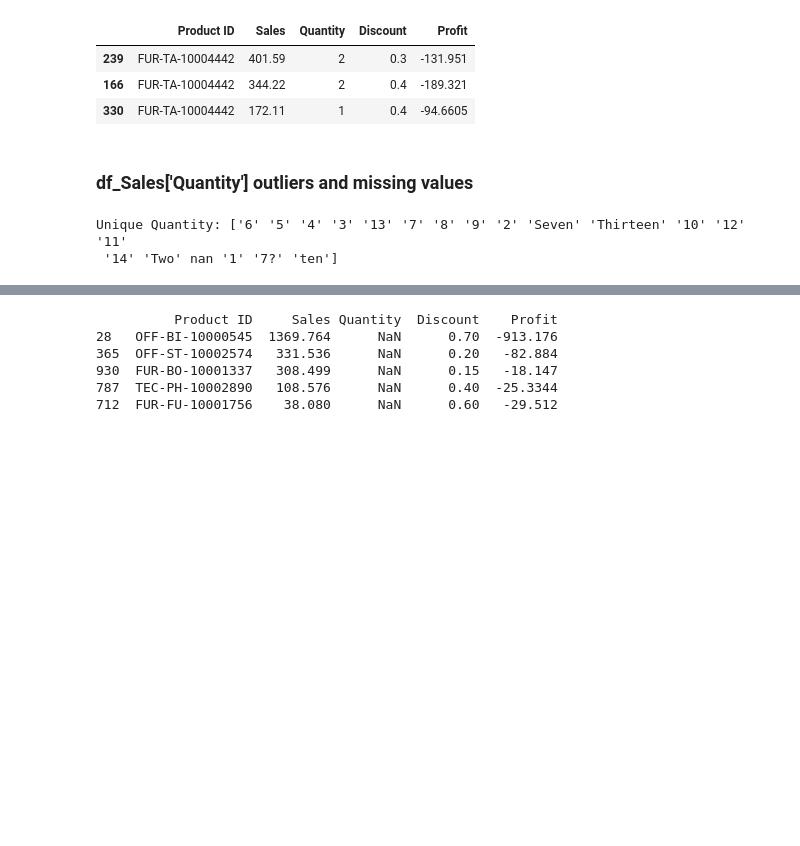
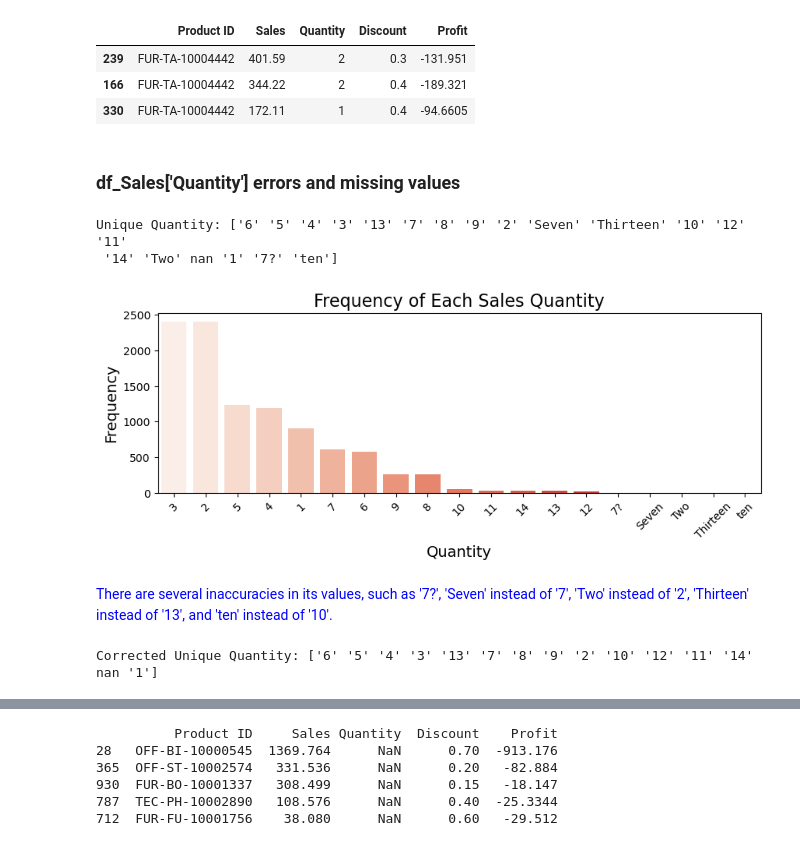
Before and after one commit to hennypurwadi/771951_Dataset_Analysis, a Jupyter notebook: 202370140.ipynb, the cells around one changed output, grey strips where cells are left out. Drawn from its saved outputs; the diff is of its cells as text; code cells hidden in the pictures; blank space fills up the shorter version.

```diff
--- a/202370140.ipynb
+++ b/202370140.ipynb
@@ -463,7 +487,7 @@ df_Sales.loc[[239,166,330], ['Product ID', 'Sales', 'Quantity', 'Discount', 'Pro
 | 166 | FUR-TA-10004442 | 344.22 | 2 | 0.4 | -189.321 |
 | 330 | FUR-TA-10004442 | 172.11 | 1 | 0.4 | -94.6605 |
 # %% [markdown]
-### df_Sales['Quantity'] outliers and missing values
+### df_Sales['Quantity'] errors and missing values
 # %%
 #Finad unique values in df_Sales['Quantity']
 unique_quantity = df_Sales['Quantity'].unique()
@@ -471,3 +495,24 @@ print("\nUnique Quantity:", unique_quantity)
 # %% [output]
 Unique Quantity: ['6' '5' '4' '3' '13' '7' '8' '9' '2' 'Seven' 'Thirteen' '10' '12' '11'
  '14' 'Two' nan '1' '7?' 'ten']
+# %%
+df_Sales_quantity_counts = df_Sales['Quantity'].value_counts()
+plt.figure(figsize=(10, 3))
+sns.barplot(x=df_Sales_quantity_counts.index, y=df_Sales_quantity_counts.values, palette='Reds')
+plt.title('Frequency of Each Sales Quantity', fontsize=16)
+plt.xlabel('Quantity', fontsize=14)
+plt.ylabel('Frequency', fontsize=14)
+plt.xticks(rotation=45)
+plt.show()
+# %% [output]
+[figure, added]
+# %% [markdown]
+<span style="color: blue;"> There are several inaccuracies in its values, such as '7?', 'Seven' instead of '7', 'Two' instead of  '2', 'Thirteen' instead of  '13', and 'ten' instead of '10'.</span>
+# %%
+df_Sales['Quantity'] = df_Sales['Quantity'].replace({'7?': '7','Seven': '7','Two': '2', 'Thirteen': '13','ten': '10'})
+
+# Check the unique values again to verify the changes
+unique_quantity_corrected = df_Sales['Quantity'].unique()
+print("\nCorrected Unique Quantity:", unique_quantity_corrected)
+# %% [output]
+Corrected Unique Quantity: ['6' '5' '4' '3' '13' '7' '8' '9' '2' '10' '12' '11' '14' nan '1']
```
Also changed, not shown: parts of 18 cells of this notebook.
